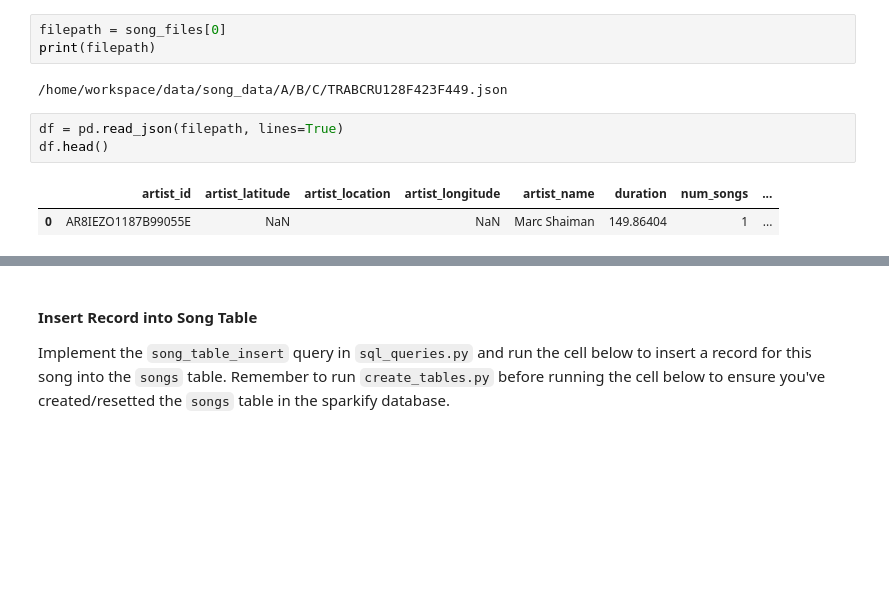
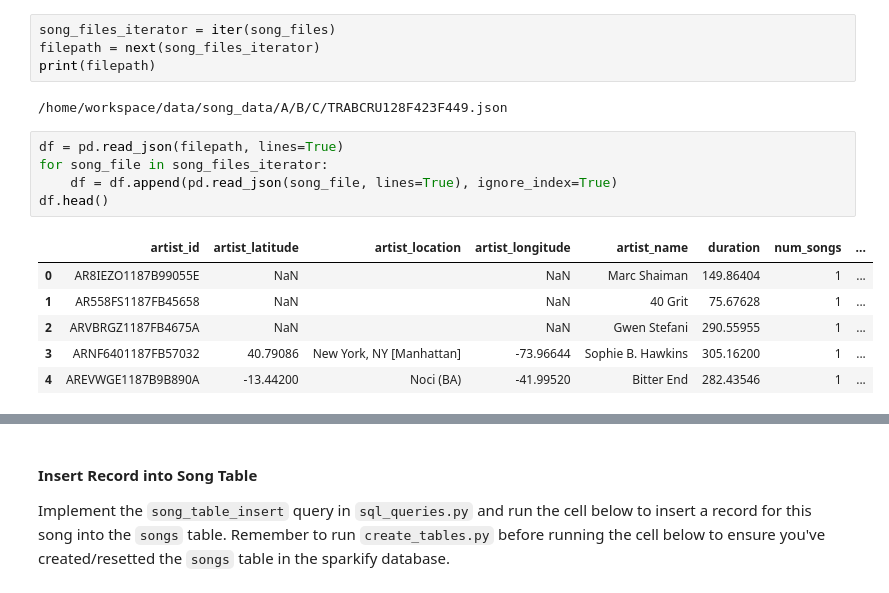
Before and after one commit to annadutkiewicz/Data_Engineering_Nanodegree, a Jupyter notebook: Data_Modeling/Data_Modeling_with_PostgreSQL/etl.ipynb, the cells around one changed output, grey strips where cells are left out. Cells and saved outputs as stored; diff of their text form; blank space fills up the shorter version.

```diff
--- a/Data_Modeling/Data_Modeling_with_PostgreSQL/etl.ipynb
+++ b/Data_Modeling/Data_Modeling_with_PostgreSQL/etl.ipynb
@@ -32,11 +41,18 @@ song_files = get_files('data/song_data')
 # %%
-filepath = song_files[0]
+song_files_iterator = iter(song_files)
+filepath = next(song_files_iterator)
 print(filepath)
 # %% [output]
 /home/workspace/data/song_data/A/B/C/TRABCRU128F423F449.json
 # %%
 df = pd.read_json(filepath, lines=True)
+for song_file in song_files_iterator:
+    df = df.append(pd.read_json(song_file, lines=True), ignore_index=True)
 df.head()
 # %% [output]
 |  | artist_id | artist_latitude | artist_location | artist_longitude | artist_name | duration | num_songs | ... |
 | 0 | AR8IEZO1187B99055E | NaN |  | NaN | Marc Shaiman | 149.86404 | 1 | ... |
+| 1 | AR558FS1187FB45658 | NaN |  | NaN | 40 Grit | 75.67628 | 1 | ... |
+| 2 | ARVBRGZ1187FB4675A | NaN |  | NaN | Gwen Stefani | 290.55955 | 1 | ... |
+| 3 | ARNF6401187FB57032 | 40.79086 | New York, NY [Manhattan] | -73.96644 | Sophie B. Hawkins | 305.16200 | 1 | ... |
+| 4 | AREVWGE1187B9B890A | -13.44200 | Noci (BA) | -41.99520 | Bitter End | 282.43546 | 1 | ... |
```
Also changed, not shown: parts of 32 cells of this notebook, 3 other files.
